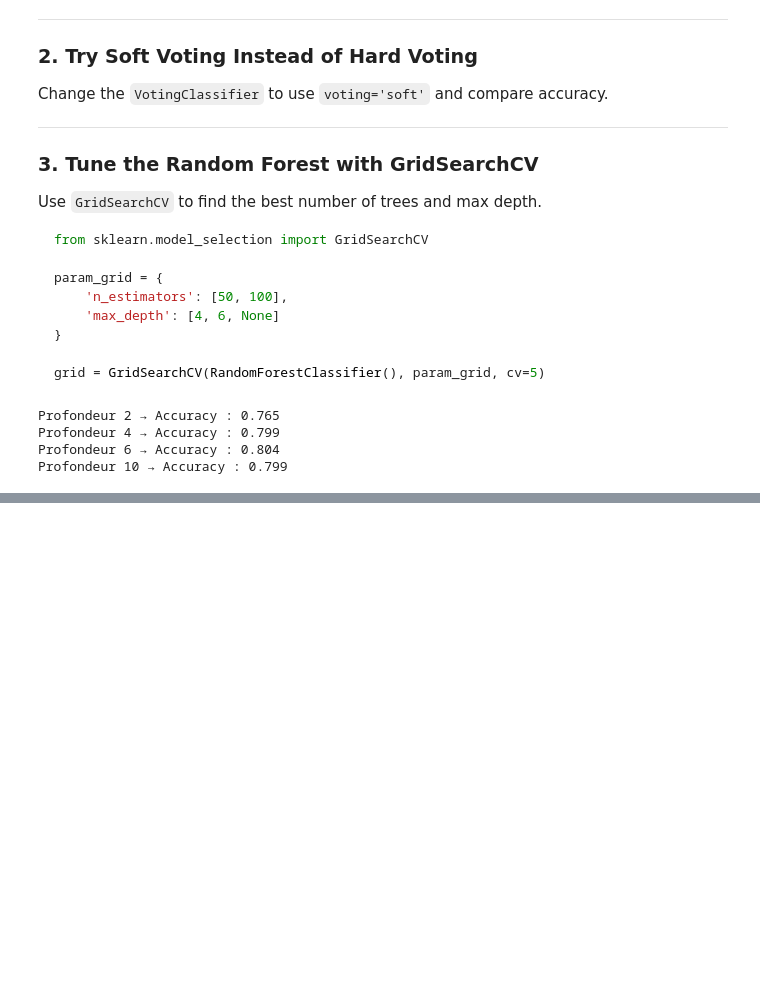
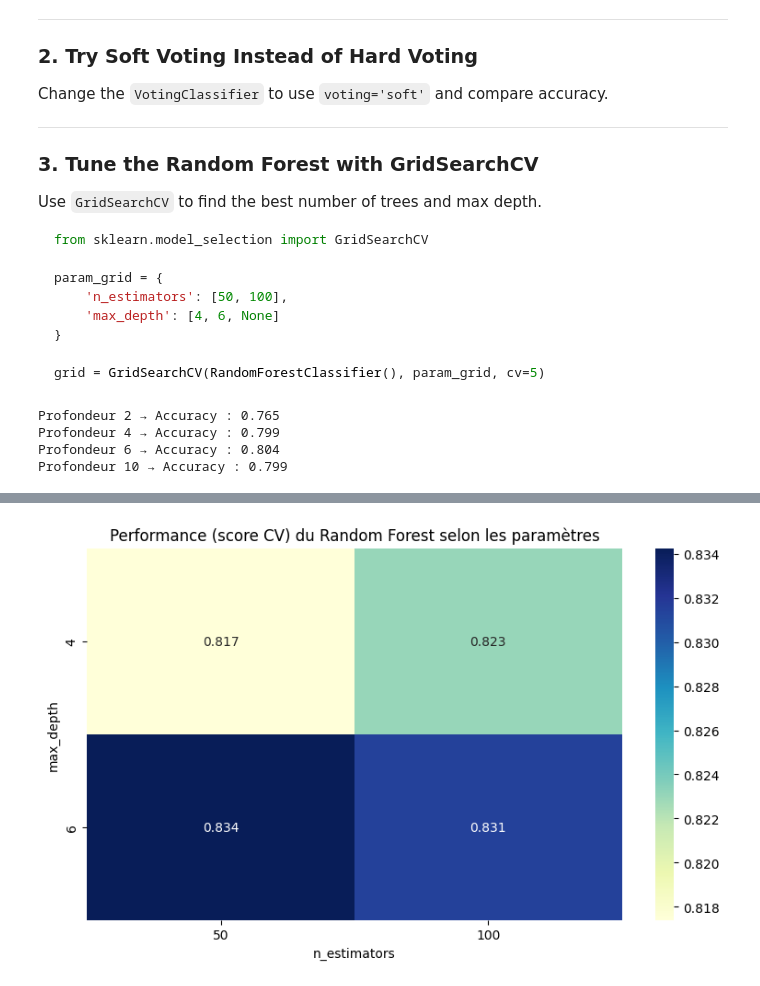
Before and after one commit to arabiou/Cours-Data-Science-M2, a Jupyter notebook: ML/Exercice_2.ipynb, the cells around one changed output, grey strips where cells are left out. Saved outputs shown, nothing was run; the diff lists cells and outputs as text; code cells hidden in the pictures; blank space fills up the shorter version.

```diff
--- a/ML/Exercice_2.ipynb
+++ b/ML/Exercice_2.ipynb
@@ -168,0 +229,22 @@ Profondeur 10 → Accuracy : 0.799
+# %%
+
+# Récupération des résultats sous forme de DataFrame
+results = pd.DataFrame(grid.cv_results_)
+
+# Pivot pour créer la matrice (score en fonction de n_estimators et max_depth)
+pivot = results.pivot_table(
+    index='param_max_depth',
+    columns='param_n_estimators',
+    values='mean_test_score'
+)
+
+# Affichage heatmap
+plt.figure(figsize=(8, 5))
+sns.heatmap(pivot, annot=True, cmap="YlGnBu", fmt=".3f")
+plt.title("Performance (score CV) du Random Forest selon les paramètres")
+plt.xlabel("n_estimators")
+plt.ylabel("max_depth")
+plt.tight_layout()
+plt.show()
+# %% [output]
+[figure, added]
```
Also changed, not shown: parts of 3 cells of this notebook.
